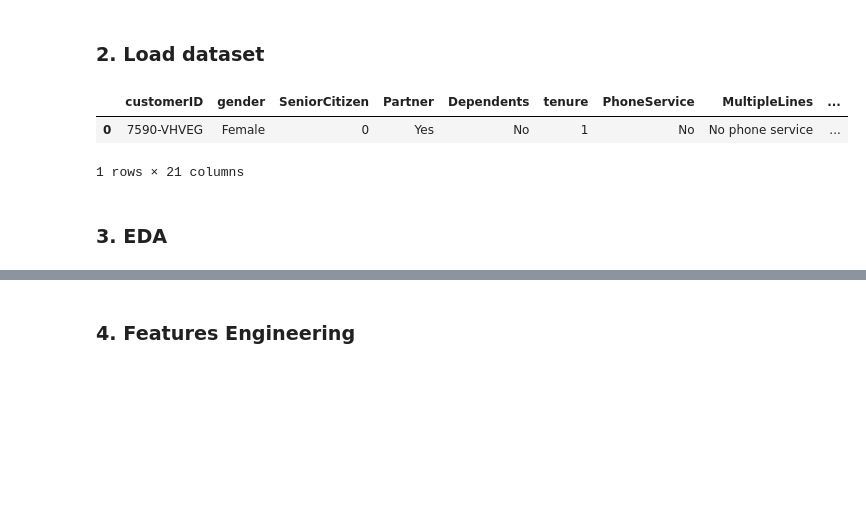
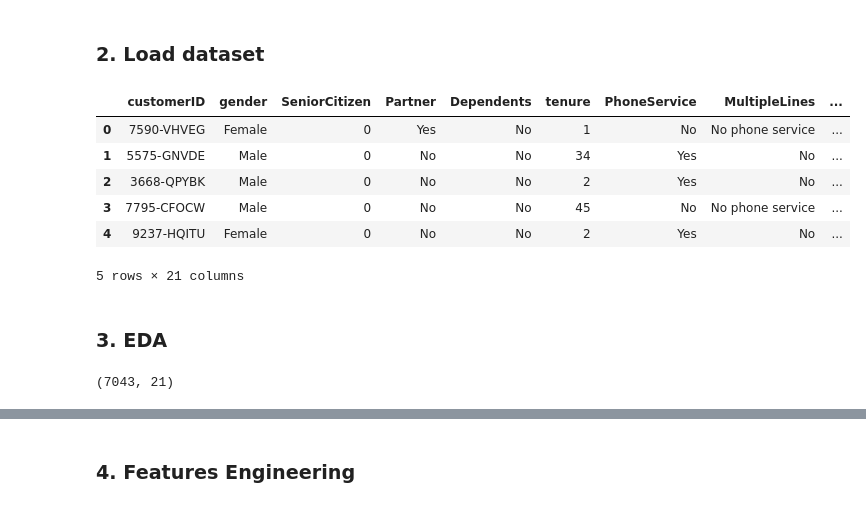
Before and after one commit to taiyobali/customer-churn-prediction, a Jupyter notebook: notebooks/customer_churn_prediction.ipynb, the cells around one changed output, grey strips where cells are left out. Saved outputs shown, nothing was run; the diff lists cells and outputs as text; code cells hidden in the pictures; blank space fills up the shorter version.

```diff
--- a/notebooks/customer_churn_prediction.ipynb
+++ b/notebooks/customer_churn_prediction.ipynb
@@ -9,10 +9,18 @@ import seaborn as sns
 ### 2. Load dataset
 # %%
 raw_data = pd.read_csv("../data/raw/WA_Fn-UseC_-Telco-Customer-Churn.csv")
-raw_data.head(1)
+raw_data.head()
 # %% [output]
 |  | customerID | gender | SeniorCitizen | Partner | Dependents | tenure | PhoneService | MultipleLines | ... |
 | 0 | 7590-VHVEG | Female | 0 | Yes | No | 1 | No | No phone service | ... |
+| 1 | 5575-GNVDE | Male | 0 | No | No | 34 | Yes | No | ... |
+| 2 | 3668-QPYBK | Male | 0 | No | No | 2 | Yes | No | ... |
+| 3 | 7795-CFOCW | Male | 0 | No | No | 45 | No | No phone service | ... |
+| 4 | 9237-HQITU | Female | 0 | No | No | 2 | Yes | No | ... |
-1 rows × 21 columns
+5 rows × 21 columns
 # %% [markdown]
 ### 3. EDA
+# %%
+raw_data.shape
+# %% [output]
+(7043, 21)
```
Also changed, not shown: parts of 53 cells of this notebook, 5 other files.
